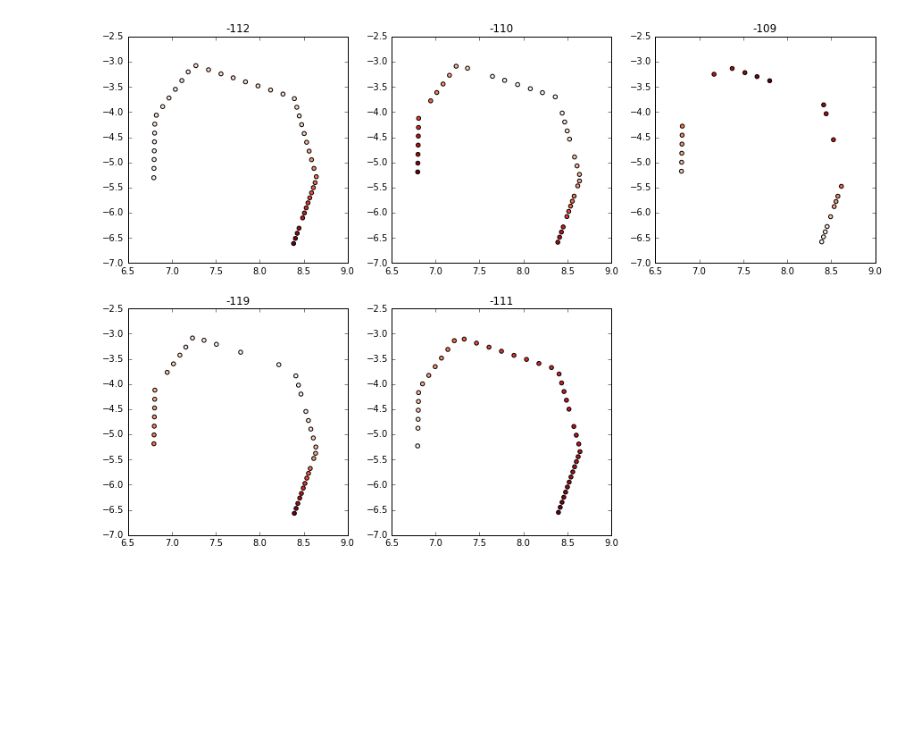
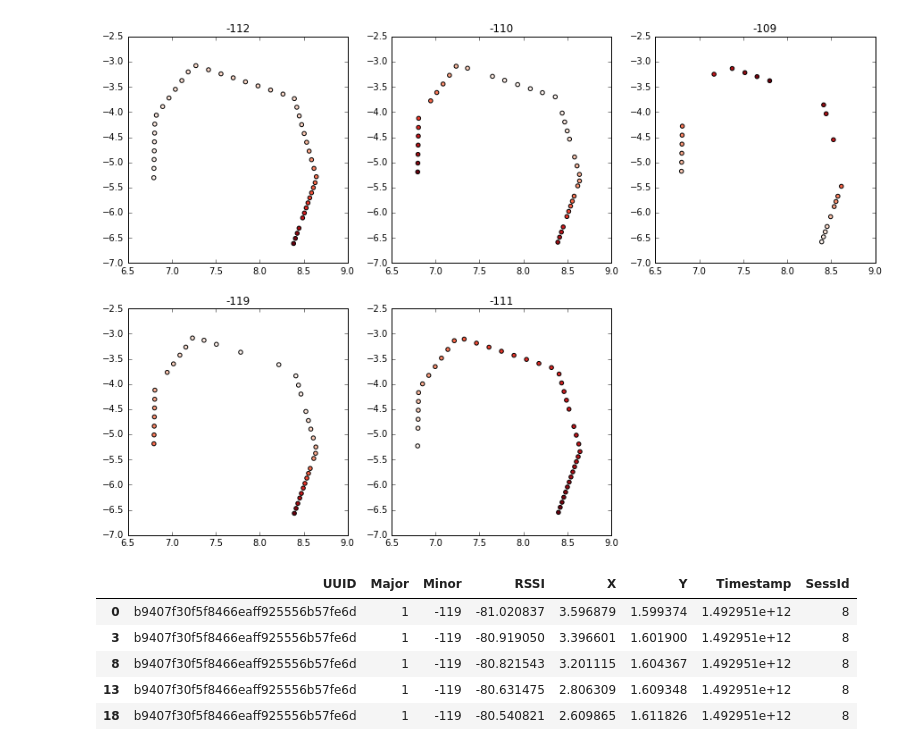
Before and after one commit to Informhunter/IPS, a Jupyter notebook: JupiterNB/data_from_db_analysis/data_overview.ipynb, the cells around one changed output. Saved outputs shown, nothing was run; the diff lists cells and outputs as text; code cells hidden in the pictures; blank space fills up the shorter version.

```diff
--- a/JupiterNB/data_from_db_analysis/data_overview.ipynb
+++ b/JupiterNB/data_from_db_analysis/data_overview.ipynb
@@ -63,9 +63,32 @@ def plot_session(df):
     plt.title("Route")
     plt.scatter(df.X, -df.Y)
     plot_rssi_data(sess, smooth_func=rssi_lowess_smooth)
+# %%
+def filter_session(sess_df):
+    result = pd.DataFrame()
+    for minor in sess_df.Minor.unique():
+        result = result.append(rssi_lowess_smooth(sess_df[sess_df.Minor == minor]))
+    return result
+# %%
+def filter_rssi_df(df):
+    result = pd.DataFrame()
+    for sess_id in df.SessId.unique():
+        result = result.append(filter_session(df[df.SessId == sess_id]))
+    return result
 # %%
 plot_session(sess)
 # %% [output]
 [figure]
 [figure]
 [figure]
+# %%
+filtered_df = filter_rssi_df(df)
+# %%
+filtered_df.head()
+# %% [output]
+|  | UUID | Major | Minor | RSSI | X | Y | Timestamp | SessId |
+| 0 | b9407f30f5f8466eaff925556b57fe6d | 1 | -119 | -81.020837 | 3.596879 | 1.599374 | 1.492951e+12 | 8 |
+| 3 | b9407f30f5f8466eaff925556b57fe6d | 1 | -119 | -80.919050 | 3.396601 | 1.601900 | 1.492951e+12 | 8 |
+| 8 | b9407f30f5f8466eaff925556b57fe6d | 1 | -119 | -80.821543 | 3.201115 | 1.604367 | 1.492951e+12 | 8 |
+| 13 | b9407f30f5f8466eaff925556b57fe6d | 1 | -119 | -80.631475 | 2.806309 | 1.609348 | 1.492951e+12 | 8 |
+| 18 | b9407f30f5f8466eaff925556b57fe6d | 1 | -119 | -80.540821 | 2.609865 | 1.611826 | 1.492951e+12 | 8 |
```
Also changed, not shown: parts of 11 cells of this notebook, 1 other file.
